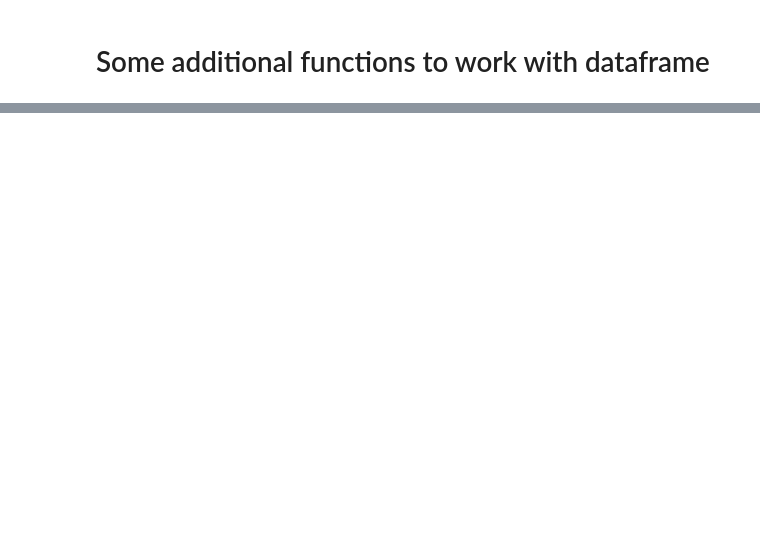
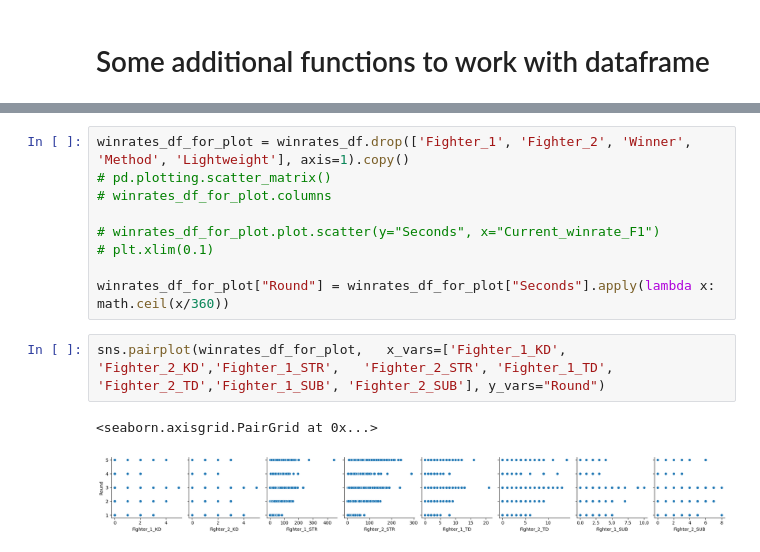
Before and after one commit to Vitaliypn/UFC_Econometrics_Research, a Jupyter notebook: project.ipynb, the cells around one changed output, grey strips where cells are left out. Drawn from its saved outputs; the diff is of its cells as text; blank space fills up the shorter version.

```diff
--- a/project.ipynb
+++ b/project.ipynb
@@ -822,0 +856,14 @@ get_fights_of_fighter(winrates_df, "Arman Tsarukyan")
+# %%
+winrates_df_for_plot = winrates_df.drop(['Fighter_1', 'Fighter_2', 'Winner', 'Method', 'Lightweight'], axis=1).copy()
+# pd.plotting.scatter_matrix()
+# winrates_df_for_plot.columns
+
+# winrates_df_for_plot.plot.scatter(y="Seconds", x="Current_winrate_F1")
+# plt.xlim(0.1)
+
+winrates_df_for_plot["Round"] = winrates_df_for_plot["Seconds"].apply(lambda x: math.ceil(x/360))
+# %%
+sns.pairplot(winrates_df_for_plot,   x_vars=['Fighter_1_KD', 'Fighter_2_KD','Fighter_1_STR',   'Fighter_2_STR', 'Fighter_1_TD', 'Fighter_2_TD','Fighter_1_SUB', 'Fighter_2_SUB'], y_vars="Round")
+# %% [output]
+<seaborn.axisgrid.PairGrid at 0x...>
+[figure, added]
```
Also changed, not shown: parts of 42 cells of this notebook.
